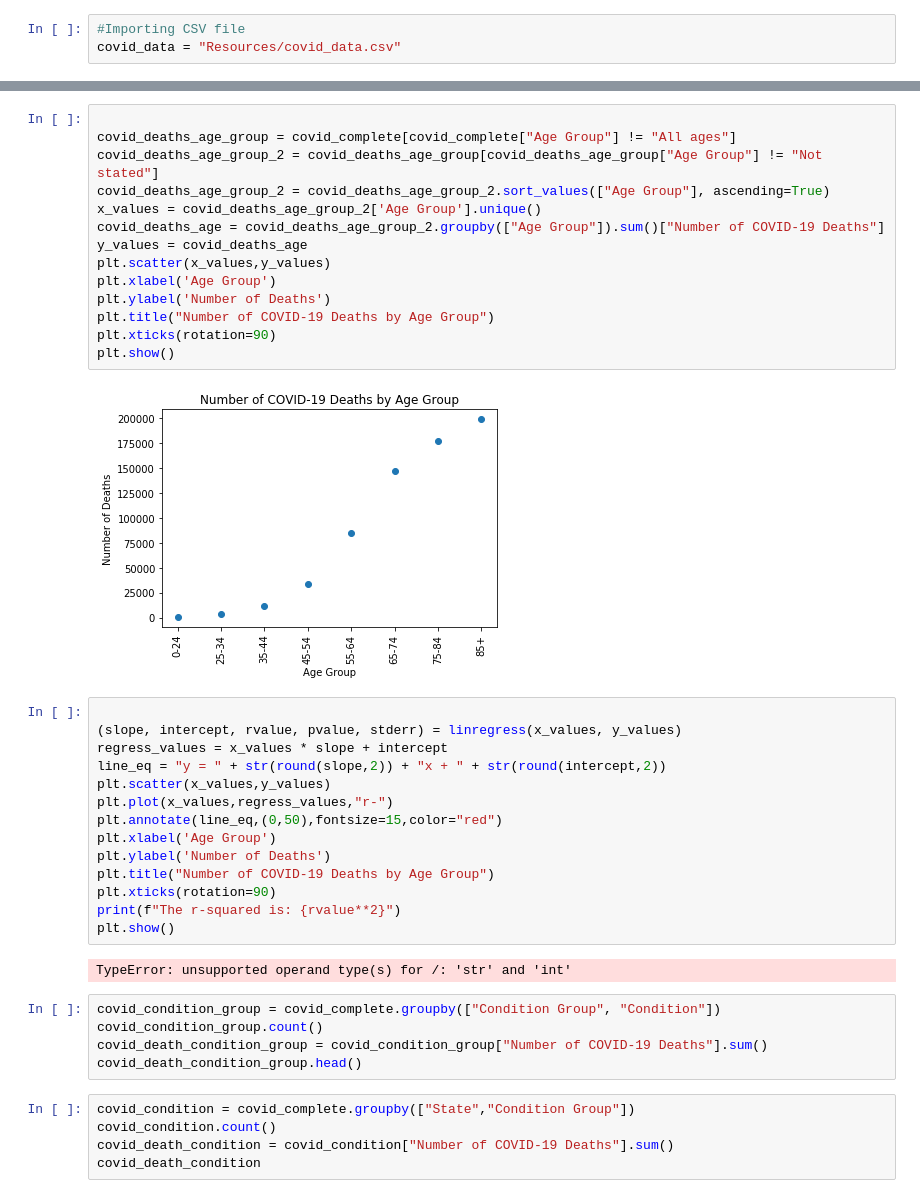
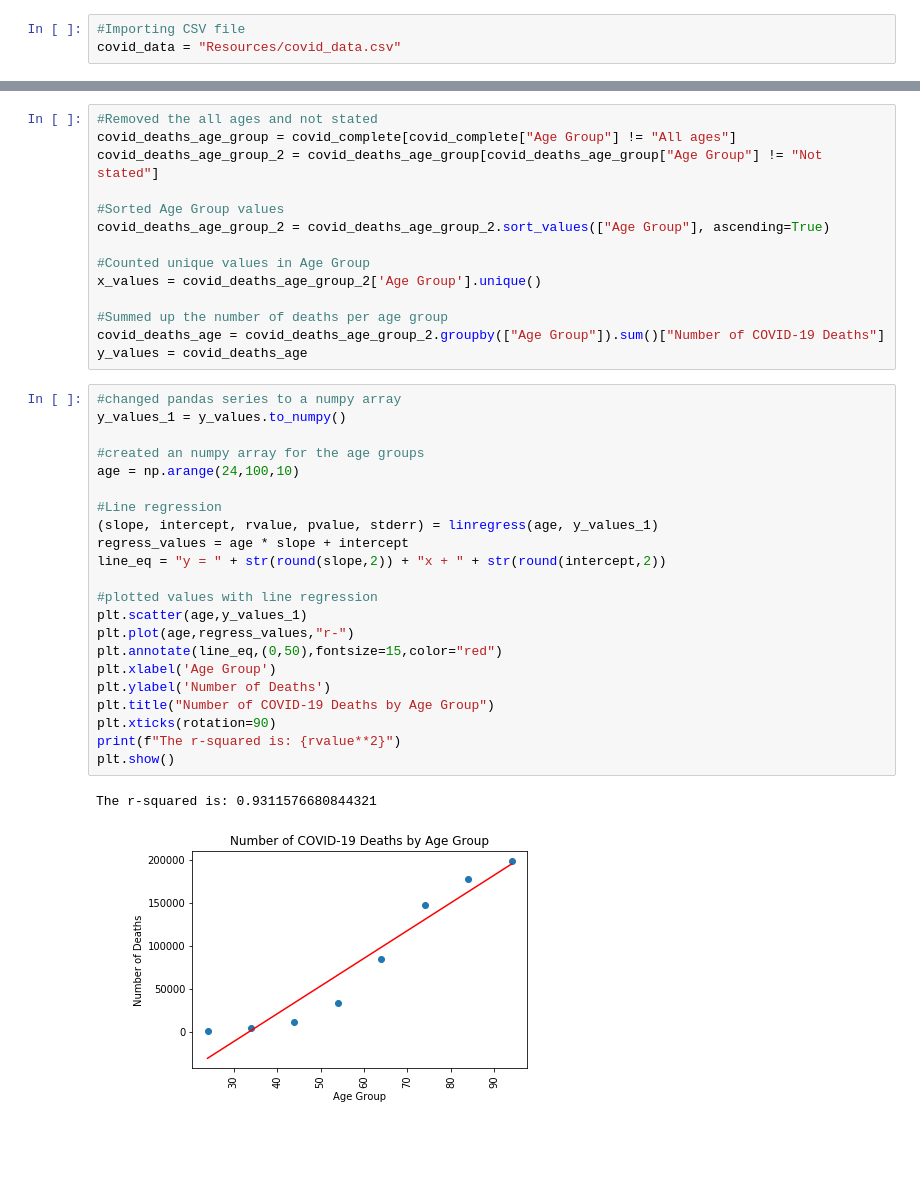
Before and after one commit to KholiswaT/demo_1, a Jupyter notebook: covid_final.ipynb, the cells around one changed output, grey strips where cells are left out. Cells and saved outputs as stored; diff of their text form; blank space fills up the shorter version.

```diff
--- a/covid_final.ipynb
+++ b/covid_final.ipynb
@@ -162,42 +147,39 @@ fig.show()
 # %%
-
+#Removed the all ages and not stated
 covid_deaths_age_group = covid_complete[covid_complete["Age Group"] != "All ages"]
 covid_deaths_age_group_2 = covid_deaths_age_group[covid_deaths_age_group["Age Group"] != "Not stated"]
+
+#Sorted Age Group values
 covid_deaths_age_group_2 = covid_deaths_age_group_2.sort_values(["Age Group"], ascending=True)
+
+#Counted unique values in Age Group
 x_values = covid_deaths_age_group_2['Age Group'].unique()
+
+#Summed up the number of deaths per age group
 covid_deaths_age = covid_deaths_age_group_2.groupby(["Age Group"]).sum()["Number of COVID-19 Deaths"]
 y_values = covid_deaths_age
-plt.scatter(x_values,y_values)
-plt.xlabel('Age Group')
-plt.ylabel('Number of Deaths')
-plt.title("Number of COVID-19 Deaths by Age Group")
-plt.xticks(rotation=90)
-plt.show()
-# %% [output]
-[figure, removed]
 # %%
+#changed pandas series to a numpy array
+y_values_1 = y_values.to_numpy()
 
-(slope, intercept, rvalue, pvalue, stderr) = linregress(x_values, y_values)
-regress_values = x_values * slope + intercept
+#created an numpy array for the age groups
+age = np.arange(24,100,10)
+
+#Line regression
+(slope, intercept, rvalue, pvalue, stderr) = linregress(age, y_values_1)
+regress_values = age * slope + intercept
 line_eq = "y = " + str(round(slope,2)) + "x + " + str(round(intercept,2))
-plt.scatter(x_values,y_values)
-plt.plot(x_values,regress_values,"r-")
+
+#plotted values with line regression
+plt.scatter(age,y_values_1)
+plt.plot(age,regress_values,"r-")
 plt.annotate(line_eq,(0,50),fontsize=15,color="red")
 plt.xlabel('Age Group')
 plt.ylabel('Number of Deaths')
 plt.title("Number of COVID-19 Deaths by Age Group")
 plt.xticks(rotation=90)
 print(f"The r-squared is: {rvalue**2}")
 plt.show()
 # %% [output]
-TypeError: unsupported operand type(s) for /: 'str' and 'int'
+The r-squared is: 0.9311576680844321
+[figure, added]
-# %%
-covid_condition_group = covid_complete.groupby(["Condition Group", "Condition"])
-covid_condition_group.count()
-covid_death_condition_group = covid_condition_group["Number of COVID-19 Deaths"].sum()
-covid_death_condition_group.head()
-# %%
-covid_condition = covid_complete.groupby(["State","Condition Group"])
-covid_condition.count()
-covid_death_condition = covid_condition["Number of COVID-19 Deaths"].sum()
-covid_death_condition
```
Also changed, not shown: parts of 25 cells of this notebook, 7 other files.
